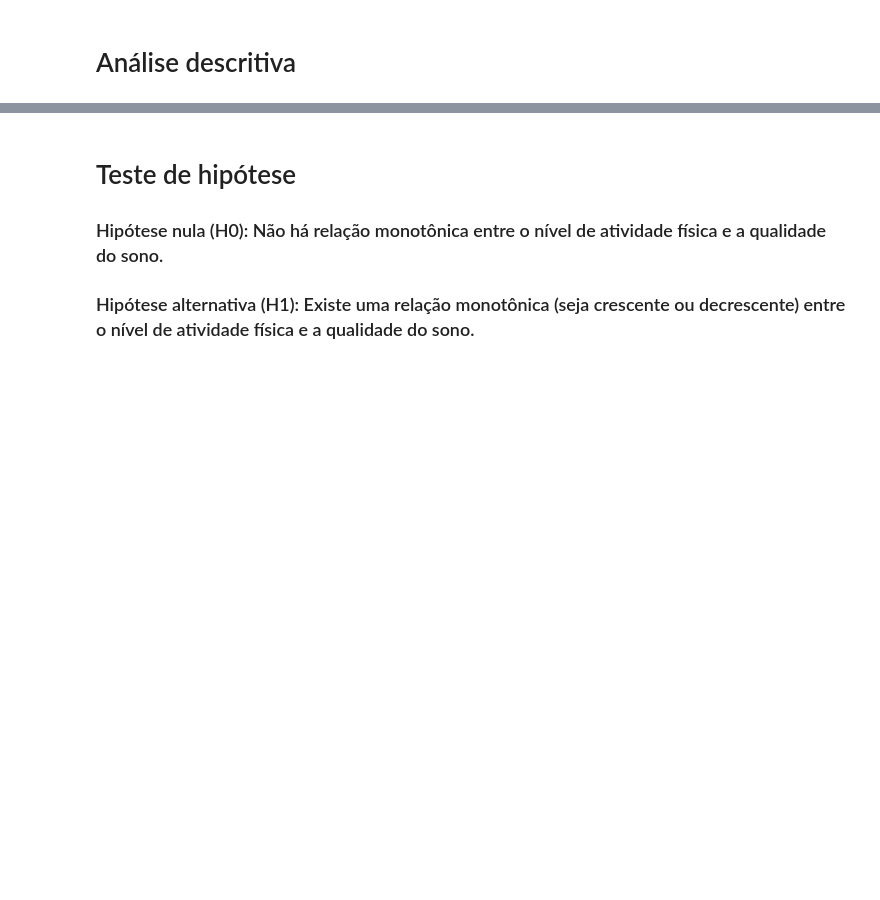
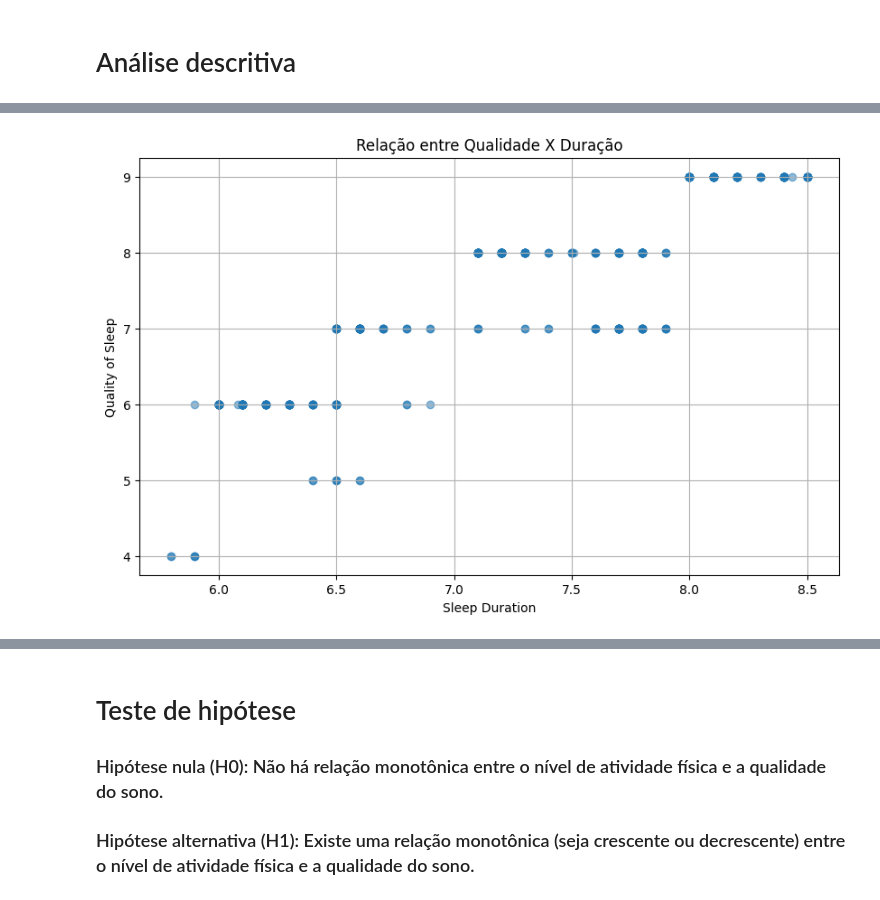
Before and after one commit to FrederickAlmeida/Data-Science-Project, a Jupyter notebook: exploratory_analysis.ipynb, the cells around one changed output, grey strips where cells are left out. Cells and saved outputs as stored; diff of their text form; code cells hidden in the pictures; blank space fills up the shorter version.

```diff
--- a/exploratory_analysis.ipynb
+++ b/exploratory_analysis.ipynb
@@ -365,10 +614,12 @@ dataframe.head(10)
 # %%
 plt.figure(figsize=(10, 6))
 plt.scatter(dataframe['Sleep Duration'], dataframe['Quality of Sleep'], alpha=0.5)
-plt.title('Relationship Between Sleep Duration and Quality of Sleep')
+plt.title('Relação entre Qualidade X Duração')
 plt.xlabel('Sleep Duration')
 plt.ylabel('Quality of Sleep')
 plt.grid(True)
 plt.show()
+# %% [output]
+[figure, added]
 # %%
 import numpy as np
```
Also changed, not shown: parts of 58 cells of this notebook.
